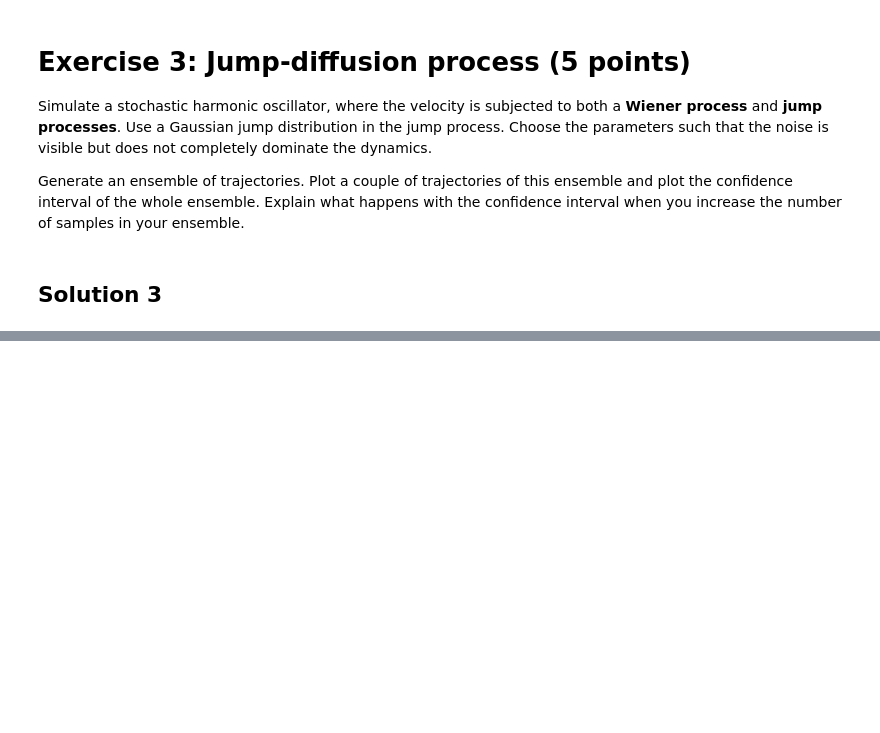
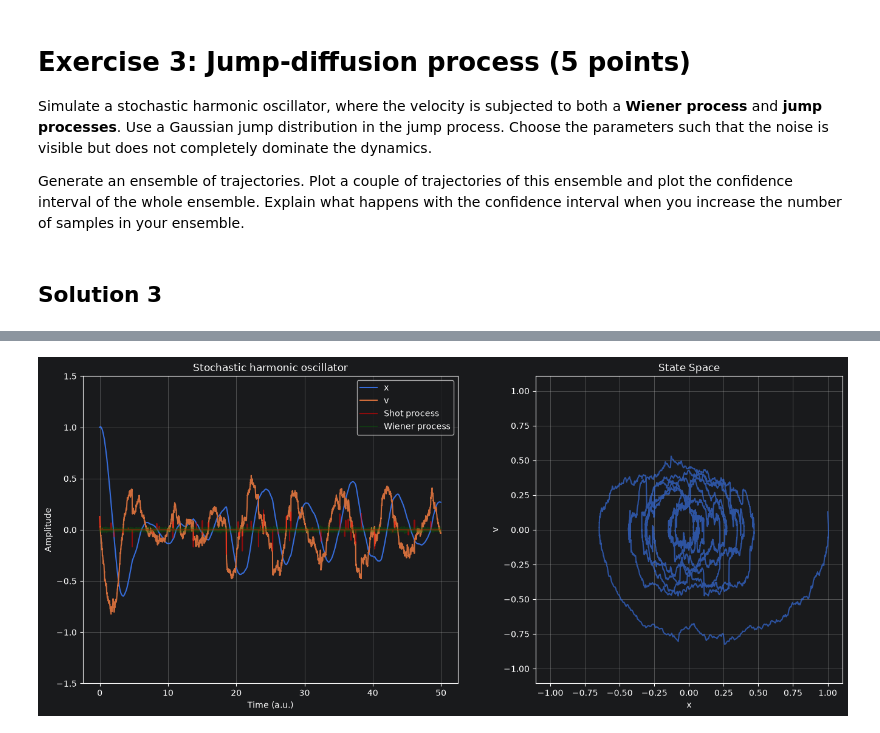
Before and after one commit to samschilder02/exercises_ComplexAdaptiveSystems_SOW-MKI49, a Jupyter notebook: CAS assignment 4.ipynb, the cells around one changed output, grey strips where cells are left out. Drawn from its saved outputs; the diff is of its cells as text; code cells hidden in the pictures; blank space fills up the shorter version.

```diff
--- a/CAS assignment 4.ipynb
+++ b/CAS assignment 4.ipynb
@@ -124,45 +122,98 @@ Generate an ensemble of trajectories. Plot a couple of trajectories of this ense
 # %% [markdown]
 ## Solution 3
 # %%
-def stochastic_harmonic_oscillator(X, k, sigma_w, W, sigma_s, shot):
+def stochastic_harmonic_oscillator(X, inputs, k, gamma, sigma_w, sigma_s, dt):
     """
-    Simple harmonic oscillator model
+    stochastic harmonic oscillator model
     X: state vector [x, xdot]
-    k: omega
+    k: coefficient
+    gamma: damping coefficient
+    W = wiener process
+    sigma_w = intensity modulator wiener process
+    shot = jump process
+    sigma_s = intensity modulator jump process
+
     """
-    x, xdot = X
-    xdot = -k*x + sigma_w*W + sigma_s*shot
-    return jnp.array([xdot, -k*x])
+    x, v = X
+    W, shot = inputs
+
+    dx = v*dt
+    dv = -k*x*dt - gamma*v*dt
+
+    v = v + dv + sigma_w*W*jnp.sqrt(dt) + sigma_s*shot
+    x = x + dx
+
+    new_state = jnp.array([x, v])
+    return new_state, new_state
 
 # define parmaters
 t0 = 0  # time
-tN = 10
+tN = 50
 dt = 0.01
 t = jnp.arange(t0, tN, dt)
 N = len(t)
 
-X = 1, 0  # starting state
+k = 1.0
+gamma = 0.3
+sigma_w = 0.1
+sigma_s = 0.1
+
+X = jnp.array([1.0, 0.0])  # starting state
 
 # set up stochastic processes
 key = jax.random.PRNGKey(0)  # generate random keys
 key, subkey1, subkey2, subkey3 = jax.random.split(key, 4)
 
-epsilon = jr.normal(key, shape=(N))  # set up Wiener process
+epsilons = jax.random.normal(key, shape=(N))  # set up Wiener process
 
-tK_chance = jax.random.uniform(subkey1, shape=(N,))  # set up jump process
-tK = jnp.where(tK_chance_gaussian <= chance, 1, 0)
+chance = 0.01  # set up jump process
+tK_chance = jax.random.uniform(subkey1, shape=(N,))
+tK = jnp.where(tK_chance <= chance, 1.0, 0.0)
 shot_size = jax.random.normal(subkey2, shape=(N,))
 shots = tK * shot_size
 
+# simulation
+@jax.jit
+def run_simulation(inits, epsilon_array, shot_array):
+    f = lambda state, inputs: stochastic_harmonic_oscillator(state, inputs, k=k, gamma=gamma, sigma_w=sigma_w, sigma_s=sigma_s, dt=dt)
 
-# simulation
-f = lambda state, dt: stochastic_harmonic_oscillator(state, dt, k=1.0, gamma=1.0)
+    _, trajectory = jax.lax.scan(f, inits, (epsilon_array, shot_array))
+
+    return trajectory
+
+trajectories = run_simulation(X, epsilons, shots)
+
+# plot
+x = trajectories[:, 0]
+v = trajectories[:, 1]
+
+max_value = max(max(x), max(v))
+max_lim = max_value*1.1
+
+fig, ax = plt.subplots(1, 2, figsize=(14, 6))
+
+ax[0].plot(t, x, label='x')
+ax[0].plot(t, v, label='v')
+ax[0].plot(t, shots*sigma_s, color='red', alpha=0.5, label='Shot process')
+ax[0].plot(t, epsilons*sigma_w*jnp.sqrt(dt), color='green', alpha=0.3, label='Wiener process')
+ax[0].set_title('Stochastic harmonic oscillator')
+ax[0].set_xlabel('Time (a.u.)')
+ax[0].set_ylabel('Amplitude')
+ax[0].set_ylim(-1.5, 1.5)
+ax[0].legend()
+ax[0].grid(True)
+
+ax[1].plot(x, v, alpha=0.7)
+ax[1].set_title('State Space')
+ax[1].set_xlabel('x')
+ax[1].set_xlim(-max_lim, max_lim)
+ax[1].set_ylabel('v')
+ax[1].set_ylim(-max_lim, max_lim)
+ax[1].grid(True)
+ax[1].set_aspect('equal', adjustable='datalim')
+ax[1].set_box_aspect(1)
 
 
-@jax.jit
-def run_simulation(inits, epsilon, shots):
-    scan = lambda init, epsilon, shot: jax.lax.scan(f, init, epsilon, shots)[1]
-    return jax.vmap(scan)(inits, epsilon, shots)
-
-trajectories = run_simulation(X, epsilon, shots)
+plt.tight_layout()
+plt.show()
 # %% [output]
@@ -169,0 +220 @@ ValueError: vmap was requested to map its argument along axis 0, which implies t
+[figure, added]
```
Also changed, not shown: parts of 3 cells of this notebook.
